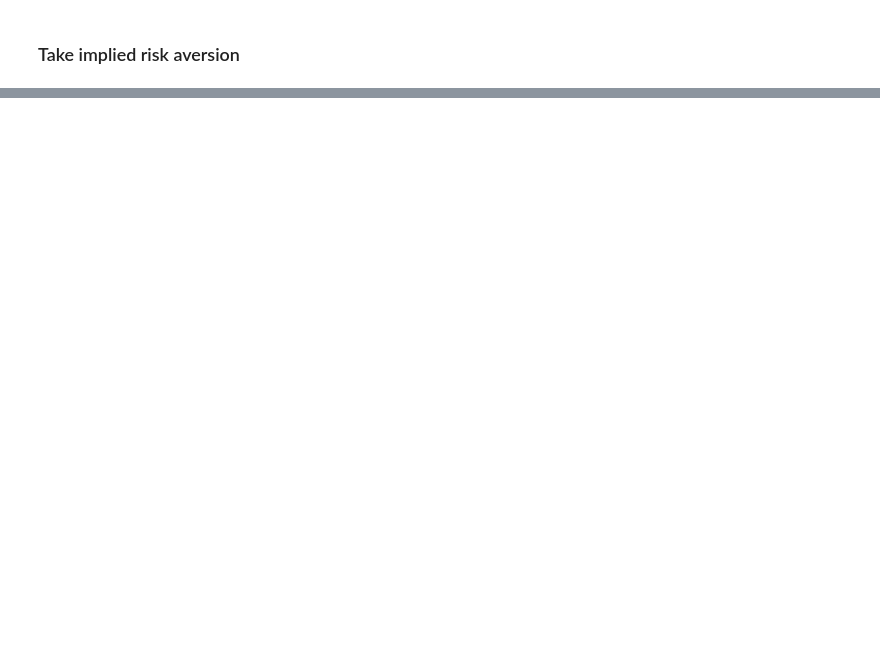
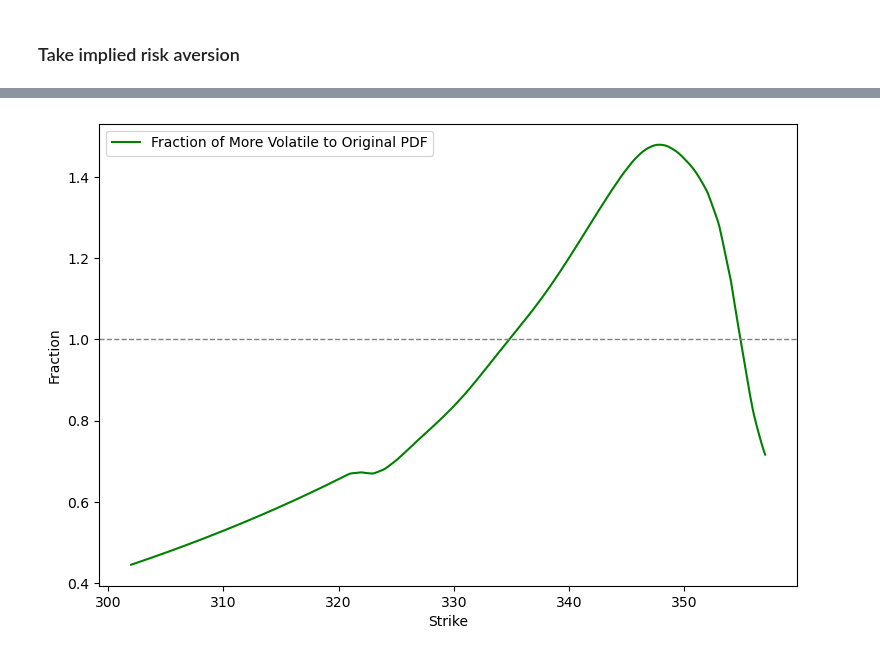
Before and after one commit to astavrop0/Derivative_structuring_and_implied_risk_aversion, a Jupyter notebook: notebooks/Risk Neutral pdf with BL.ipynb, the cells around one changed output, grey strips where cells are left out. Cells and saved outputs as stored; diff of their text form; code cells hidden in the pictures; blank space fills up the shorter version.

```diff
--- a/notebooks/Risk Neutral pdf with BL.ipynb
+++ b/notebooks/Risk Neutral pdf with BL.ipynb
@@ -705,0 +741,31 @@ plt.show()
+# %%
+#COMPUTE THE GROWTH OPTIMIZER PAYOFF
+
+# Interpolate the original PDF
+original_pdf_interp = interp1d(rn_pdf[:, 0], rn_pdf[:, 1], bounds_error=False, fill_value=0)
+
+# Divide the more volatile PDF by the interpolated original PDF
+# Calculate the PDF values of the original PDF at the more volatile PDF's strike prices
+original_pdf_values_at_rc_pdf = original_pdf_interp(rc_pdf[:, 0])
+
+# Perform the division
+division = rc_pdf[:, 1] / np.where(original_pdf_values_at_rc_pdf != 0,
+                                              original_pdf_values_at_rc_pdf, 1)
+
+# Create a function for the growth optimizer payoff
+growth_optimizer_payoff_rc = interp1d(rc_pdf[:, 0], division, kind='linear', fill_value='extrapolate')
+# %%
+# Plot the function
+plt.figure(figsize=(9,6))
+
+# Use a range of strike prices for plotting
+strike_range = np.linspace(np.min(rc_pdf[:, 0]), 357, 500)
+plt.plot(strike_range, growth_optimizer_payoff_rc(strike_range), 'green', label='Fraction of More Volatile to Original PDF')
+plt.axhline(y=1, color='gray', linestyle='--', linewidth=1)
+plt.xlabel("Strike")
+plt.ylabel("Fraction")
+plt.legend(loc="best")
+# plt.savefig("more_volatile_to_original_fraction.png", dpi=300)
+plt.show()
+# %% [output]
+[figure, added]
```
Also changed, not shown: parts of 13 cells of this notebook.
